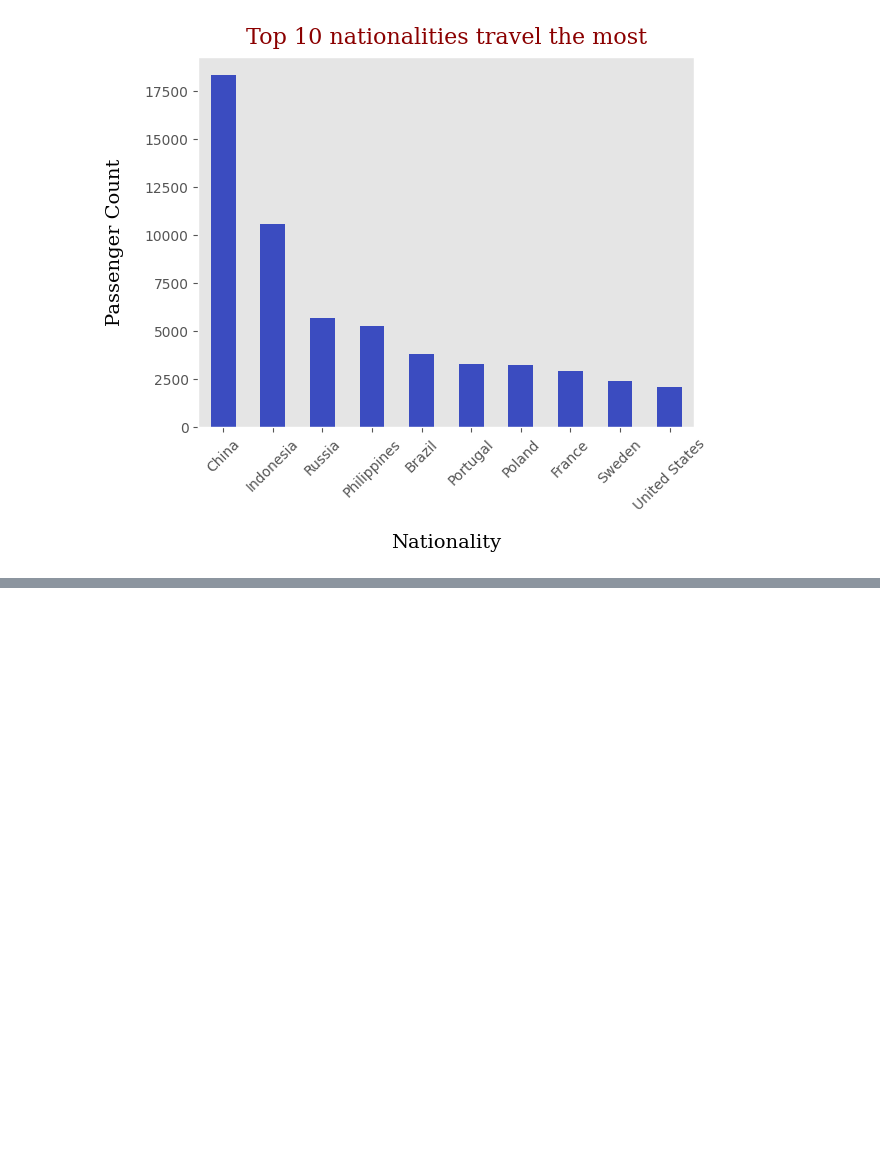
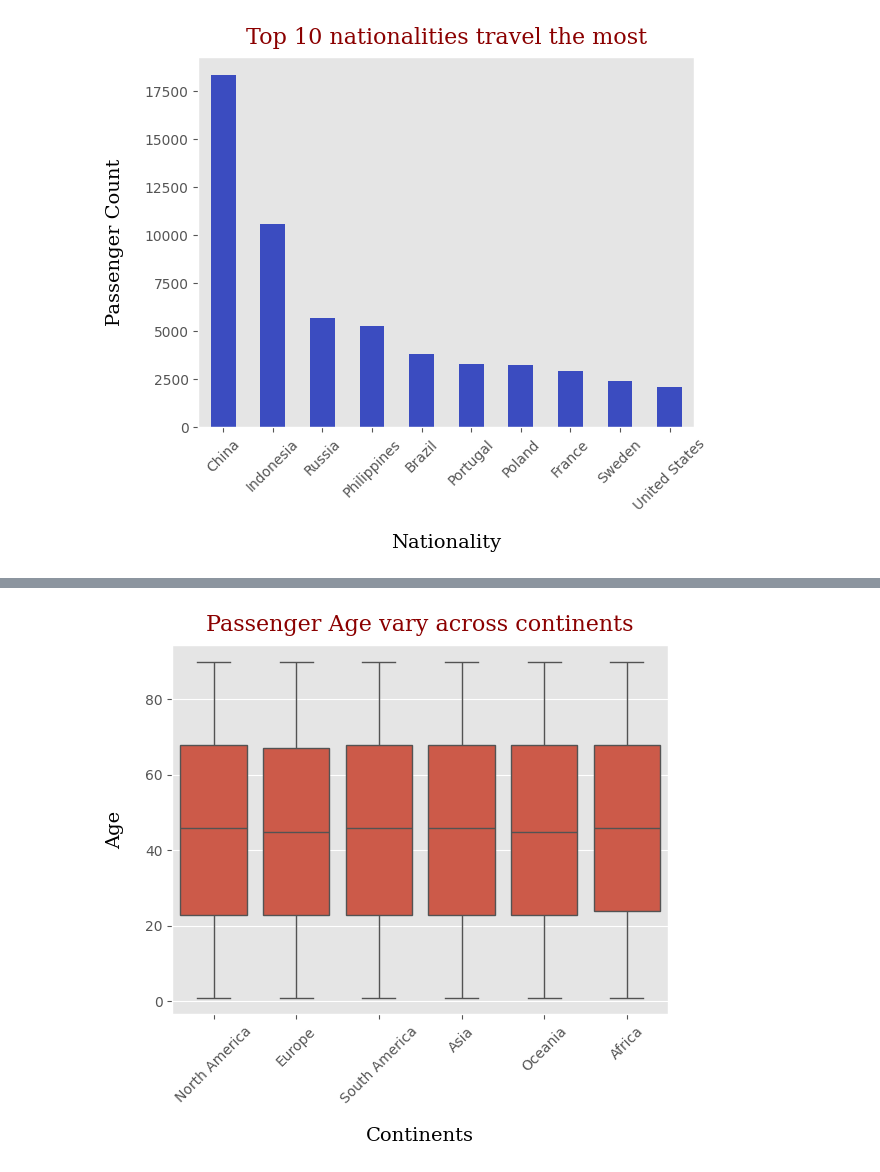
Before and after one commit to Shantnu-singh/Art-of-EDA, a Jupyter notebook: Passengers .ipynb, the cells around one changed output, grey strips where cells are left out. Cells and saved outputs as stored; diff of their text form; code cells hidden in the pictures; blank space fills up the shorter version.

```diff
--- a/Passengers .ipynb
+++ b/Passengers .ipynb
@@ -133,0 +167,10 @@ plt.show()
+# %%
+# How does passenger age vary across continents?
+sns.boxplot(data= df , x = "Continents" , y = "Age" )
+plt.title("Passenger Age vary across continents" , fontdict= titlefont , pad = 10)
+plt.ylabel("Age" , fontdict= lablefont , labelpad= 15)
+plt.xlabel("Continents" , fontdict= lablefont , labelpad= 15)
+plt.xticks(rotation = 45)
+plt.show()
+# %% [output]
+[figure, added]
```
Also changed, not shown: parts of 7 cells of this notebook, 1 other file.
